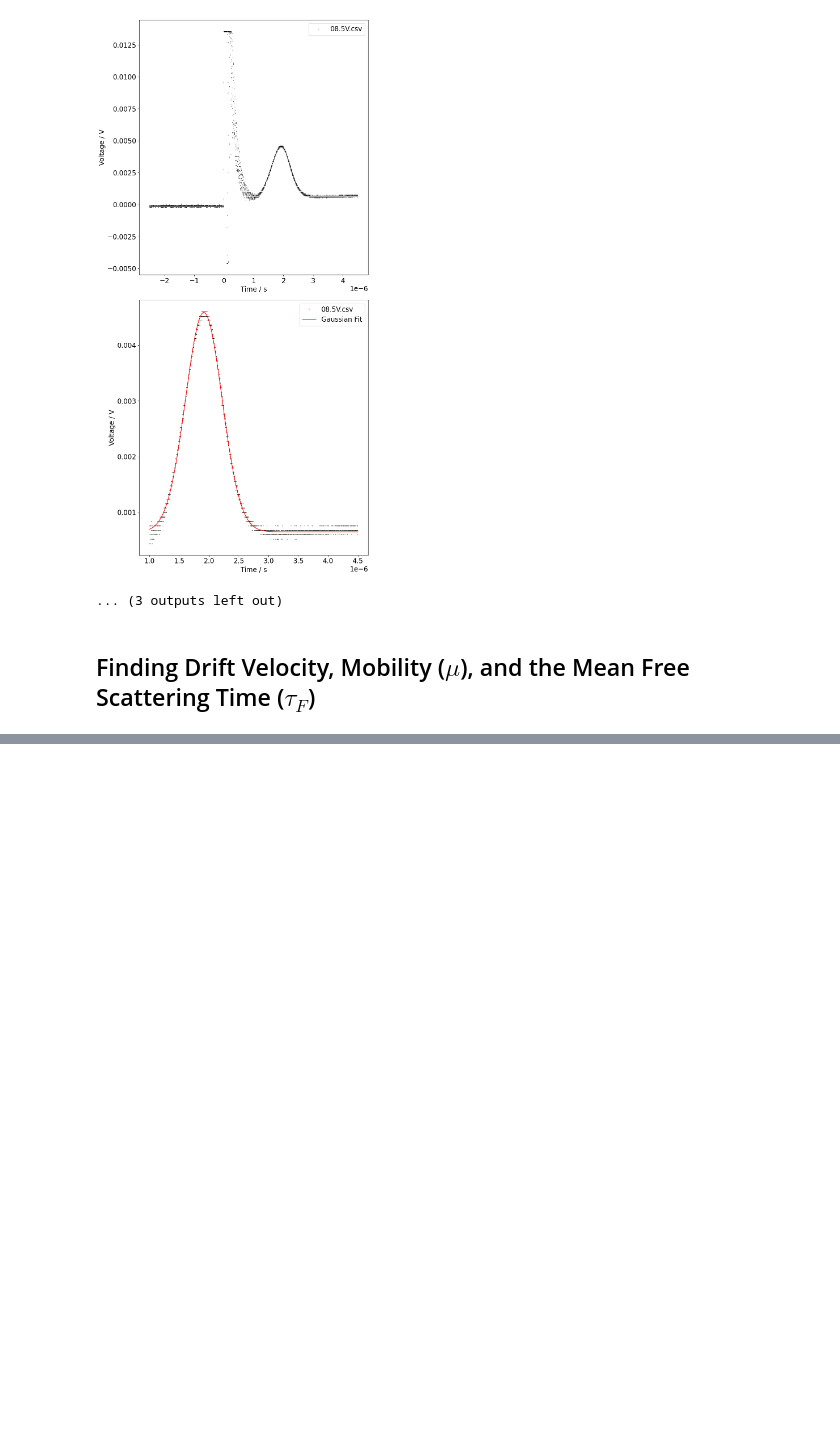
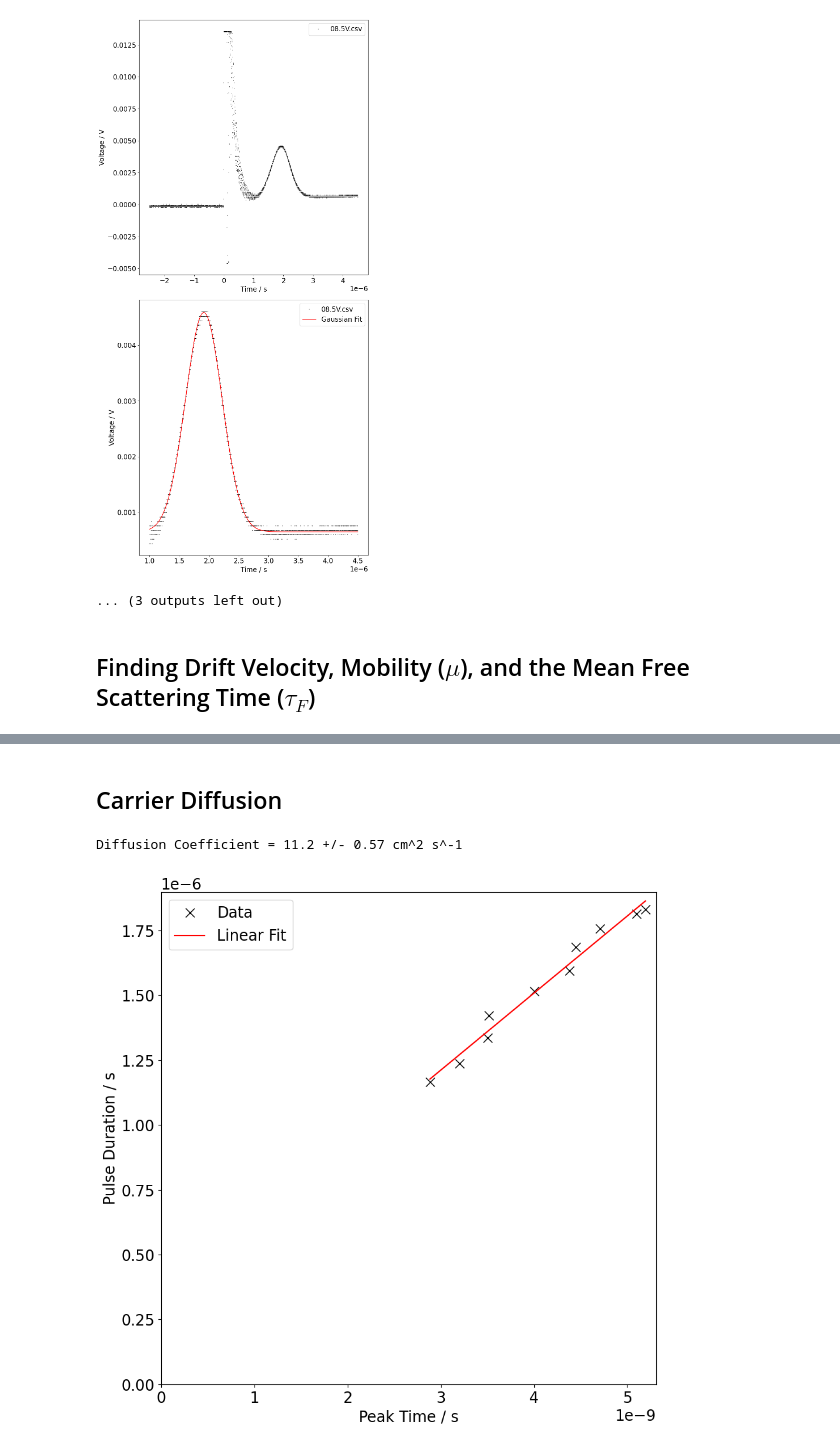
Before and after one commit to tresul03/The-Haynes-Shockley-Experiment-, a Jupyter notebook: src/analysis.ipynb, the cells around one changed output, grey strips where cells are left out. Cells and saved outputs as stored; diff of their text form; code cells hidden in the pictures; blank space fills up the shorter version.

Commit message:
Find diffusion constant

```diff
--- a/src/analysis.ipynb
+++ b/src/analysis.ipynb
@@ -173,0 +178,38 @@ Mean Free Scattering Time = 86.3 +/- 3.3 ps
+# %% [markdown]
+## Carrier Diffusion
+# %%
+fig = plt.figure(figsize=(10, 10))
+ax1 = fig.add_subplot(1, 1, 1)
+
+ax1.plot(
+    np.array(list(peak_time_vs_pulse_duration.keys()))[:-5]**1.5,
+    np.array(list(peak_time_vs_pulse_duration.values()))[:-5],
+    color="black",
+    ls="None",
+    label="Data",
+    marker="x",
+    markersize=10,
+)
+
+ax1.set_xlabel("Peak Time / s")
+ax1.set_ylabel("Pulse Duration / s")
+
+popt, pcov = curve_fit(linear, np.array(list(peak_time_vs_pulse_duration.keys()))[:-5]**1.5, np.array(list(peak_time_vs_pulse_duration.values()))[:-5], maxfev=50000)
+ax1.plot(
+    np.array(list(peak_time_vs_pulse_duration.keys()))[:-5]**1.5,
+    linear(np.array(list(peak_time_vs_pulse_duration.keys()))[:-5]**1.5, *popt),
+    label="Linear Fit",
+    color="red",
+    ls="-",
+)
+
+ax1.legend()
+ax1.set_xlim(xmin=0)
+ax1.set_ylim(ymin=0)
+
+diffusion_coefficient = (popt[0] * d_3) ** 2 / (16*np.log(2))
+diffusion_coefficient_uncertainty = diffusion_coefficient * (pcov[0][0]**0.5) / popt[0]
+print(f"Diffusion Coefficient = {diffusion_coefficient * 1e4:.3g} +/- {diffusion_coefficient_uncertainty * 1e4:.2g} cm^2 s^-1")
+# %% [output]
+Diffusion Coefficient = 11.2 +/- 0.57 cm^2 s^-1
+[figure, added]
```
Also changed, not shown: parts of 4 cells of this notebook.
